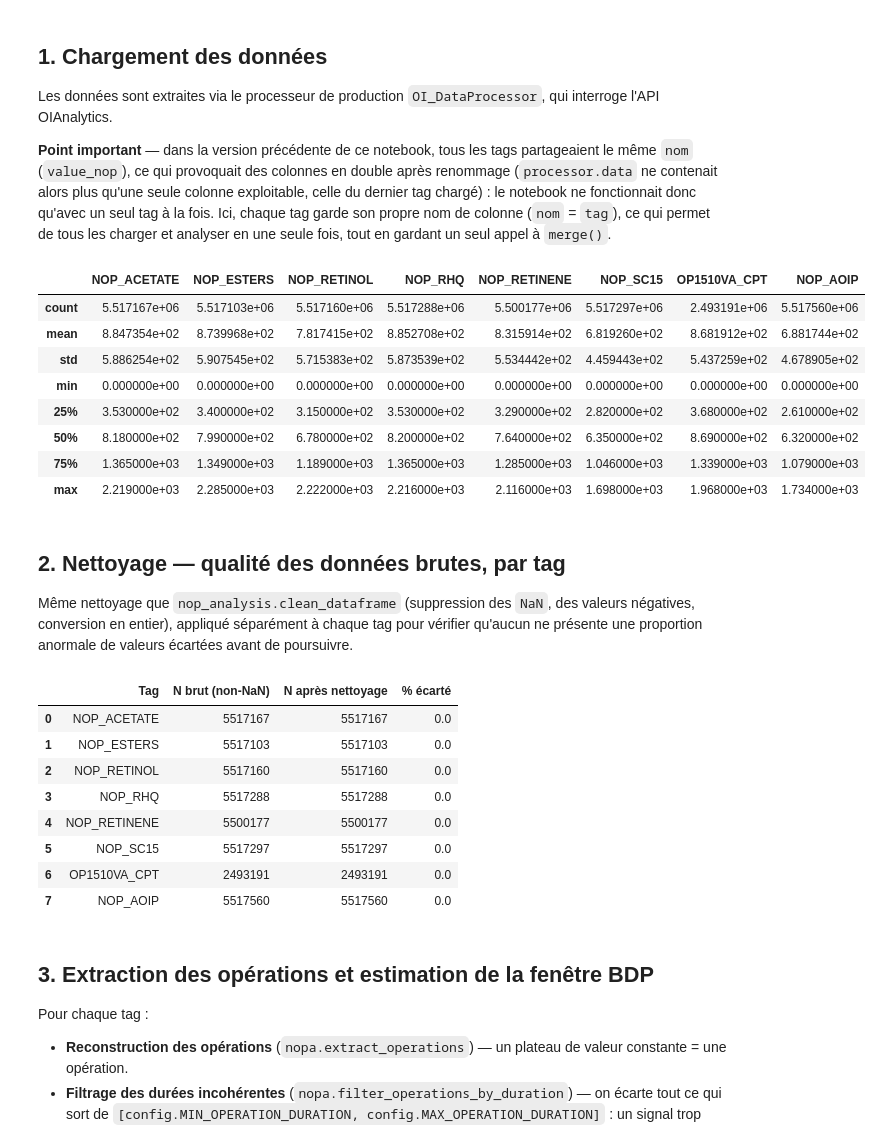
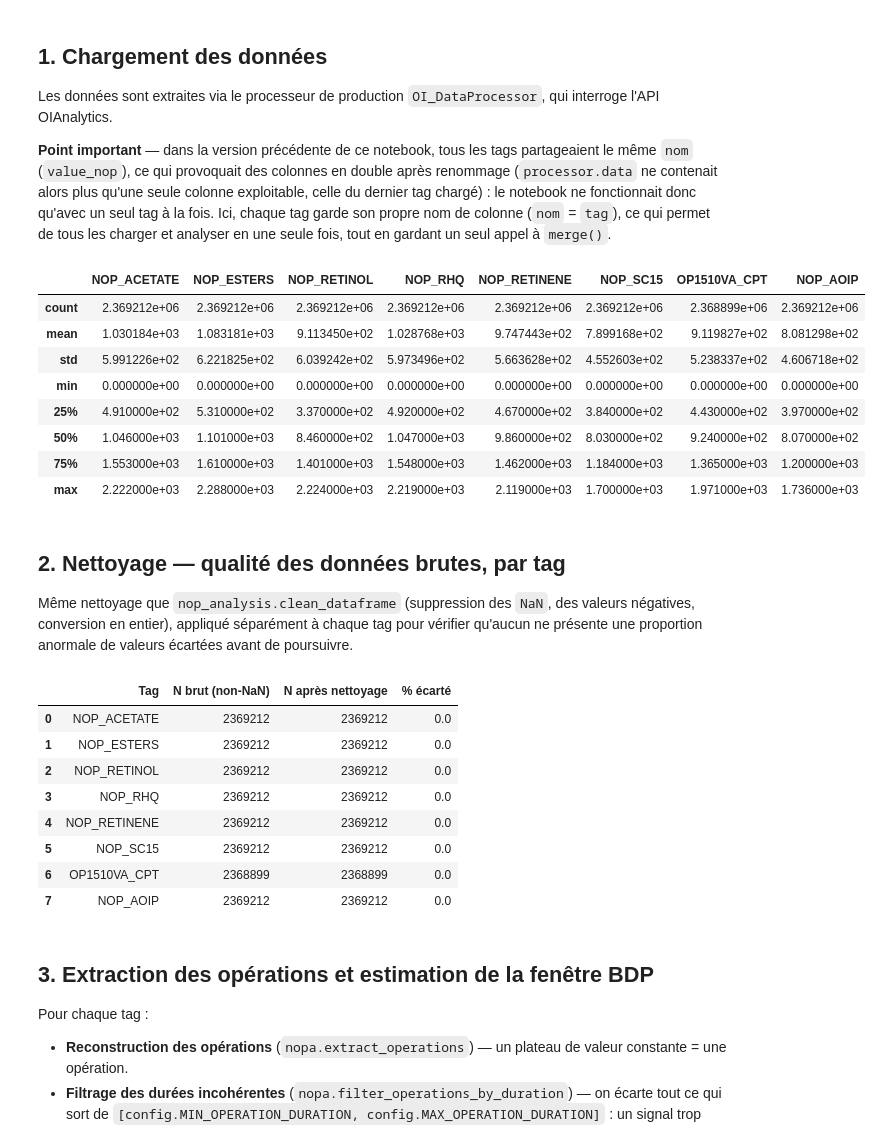
Before and after one commit to e-coucou/Machine-Learning, a Jupyter notebook: 2-OI_a/OI_NOP_analysis_all.ipynb, the cells around one changed output. Cells and saved outputs as stored; diff of their text form; code cells hidden in the pictures.

```diff
--- a/2-OI_a/OI_NOP_analysis_all.ipynb
+++ b/2-OI_a/OI_NOP_analysis_all.ipynb
@@ -54,38 +54,38 @@ analyser en une seule fois, tout en gardant un seul appel à `merge()`.
 # %%
 tags = [
     {'tag': 'NOP_ACETATE', 'nom': 'NOP_ACETATE', 'info': "Nombre des opérations", 'agg': 'FIRST'},
     {'tag': 'NOP_ESTERS', 'nom': 'NOP_ESTERS', 'info': "Nombre des opérations", 'agg': 'FIRST'},
     {'tag': 'NOP_RETINOL', 'nom': 'NOP_RETINOL', 'info': "Nombre des opérations", 'agg': 'FIRST'},
     {'tag': 'NOP_RHQ', 'nom': 'NOP_RHQ', 'info': "Nombre des opérations", 'agg': 'FIRST'},
     {'tag': 'NOP_RETINENE', 'nom': 'NOP_RETINENE', 'info': "Nombre des opérations", 'agg': 'FIRST'},
     {'tag': 'NOP_SC15', 'nom': 'NOP_SC15', 'info': "Nombre des opérations", 'agg': 'FIRST'},
     {'tag': 'OP1510VA_CPT', 'nom': 'OP1510VA_CPT', 'info': "Nombre des opérations", 'agg': 'FIRST'},
     {'tag': 'NOP_AOIP', 'nom': 'NOP_AOIP', 'info': "Nombre des opérations", 'agg': 'FIRST'},
 ]
 
 processor = OI_DataProcessor(
     url_base='https://oianalytics-100.optimistik.fr/api/oianalytics/time-values/query?',
-    start='2016-01-01',
+    start='2022-01-01',
     end='2026-12-31',
     tags_selected=tags,
     tags_other=[],
     interval='PT01M',
     verbose=False,
     agg='FIRST'
 )
 
 processor.merge()
 processor.data.describe()
 # %% [output]
 |  | NOP_ACETATE | NOP_ESTERS | NOP_RETINOL | NOP_RHQ | NOP_RETINENE | NOP_SC15 | OP1510VA_CPT | NOP_AOIP |
-| count | 5.517167e+06 | 5.517103e+06 | 5.517160e+06 | 5.517288e+06 | 5.500177e+06 | 5.517297e+06 | 2.493191e+06 | 5.517560e+06 |
-| mean | 8.847354e+02 | 8.739968e+02 | 7.817415e+02 | 8.852708e+02 | 8.315914e+02 | 6.819260e+02 | 8.681912e+02 | 6.881744e+02 |
-| std | 5.886254e+02 | 5.907545e+02 | 5.715383e+02 | 5.873539e+02 | 5.534442e+02 | 4.459443e+02 | 5.437259e+02 | 4.678905e+02 |
+| count | 2.369212e+06 | 2.369212e+06 | 2.369212e+06 | 2.369212e+06 | 2.369212e+06 | 2.369212e+06 | 2.368899e+06 | 2.369212e+06 |
+| mean | 1.030184e+03 | 1.083181e+03 | 9.113450e+02 | 1.028768e+03 | 9.747443e+02 | 7.899168e+02 | 9.119827e+02 | 8.081298e+02 |
+| std | 5.991226e+02 | 6.221825e+02 | 6.039242e+02 | 5.973496e+02 | 5.663628e+02 | 4.552603e+02 | 5.238337e+02 | 4.606718e+02 |
 | min | 0.000000e+00 | 0.000000e+00 | 0.000000e+00 | 0.000000e+00 | 0.000000e+00 | 0.000000e+00 | 0.000000e+00 | 0.000000e+00 |
-| 25% | 3.530000e+02 | 3.400000e+02 | 3.150000e+02 | 3.530000e+02 | 3.290000e+02 | 2.820000e+02 | 3.680000e+02 | 2.610000e+02 |
-| 50% | 8.180000e+02 | 7.990000e+02 | 6.780000e+02 | 8.200000e+02 | 7.640000e+02 | 6.350000e+02 | 8.690000e+02 | 6.320000e+02 |
-| 75% | 1.365000e+03 | 1.349000e+03 | 1.189000e+03 | 1.365000e+03 | 1.285000e+03 | 1.046000e+03 | 1.339000e+03 | 1.079000e+03 |
-| max | 2.219000e+03 | 2.285000e+03 | 2.222000e+03 | 2.216000e+03 | 2.116000e+03 | 1.698000e+03 | 1.968000e+03 | 1.734000e+03 |
+| 25% | 4.910000e+02 | 5.310000e+02 | 3.370000e+02 | 4.920000e+02 | 4.670000e+02 | 3.840000e+02 | 4.430000e+02 | 3.970000e+02 |
+| 50% | 1.046000e+03 | 1.101000e+03 | 8.460000e+02 | 1.047000e+03 | 9.860000e+02 | 8.030000e+02 | 9.240000e+02 | 8.070000e+02 |
+| 75% | 1.553000e+03 | 1.610000e+03 | 1.401000e+03 | 1.548000e+03 | 1.462000e+03 | 1.184000e+03 | 1.365000e+03 | 1.200000e+03 |
+| max | 2.222000e+03 | 2.288000e+03 | 2.224000e+03 | 2.219000e+03 | 2.119000e+03 | 1.700000e+03 | 1.971000e+03 | 1.736000e+03 |
 # %% [markdown]
 ## 2. Nettoyage — qualité des données brutes, par tag
 
@@ -116,14 +116,14 @@ quality_table = pd.DataFrame(quality_rows)
 quality_table
 # %% [output]
 |  | Tag | N brut (non-NaN) | N après nettoyage | % écarté |
-| 0 | NOP_ACETATE | 5517167 | 5517167 | 0.0 |
-| 1 | NOP_ESTERS | 5517103 | 5517103 | 0.0 |
-| 2 | NOP_RETINOL | 5517160 | 5517160 | 0.0 |
-| 3 | NOP_RHQ | 5517288 | 5517288 | 0.0 |
-| 4 | NOP_RETINENE | 5500177 | 5500177 | 0.0 |
-| 5 | NOP_SC15 | 5517297 | 5517297 | 0.0 |
-| 6 | OP1510VA_CPT | 2493191 | 2493191 | 0.0 |
-| 7 | NOP_AOIP | 5517560 | 5517560 | 0.0 |
+| 0 | NOP_ACETATE | 2369212 | 2369212 | 0.0 |
+| 1 | NOP_ESTERS | 2369212 | 2369212 | 0.0 |
+| 2 | NOP_RETINOL | 2369212 | 2369212 | 0.0 |
+| 3 | NOP_RHQ | 2369212 | 2369212 | 0.0 |
+| 4 | NOP_RETINENE | 2369212 | 2369212 | 0.0 |
+| 5 | NOP_SC15 | 2369212 | 2369212 | 0.0 |
+| 6 | OP1510VA_CPT | 2368899 | 2368899 | 0.0 |
+| 7 | NOP_AOIP | 2369212 | 2369212 | 0.0 |
 # %% [markdown]
 ## 3. Extraction des opérations et estimation de la fenêtre BDP
 
```
Also changed, not shown: parts of 7 cells of this notebook, 2 other files.
